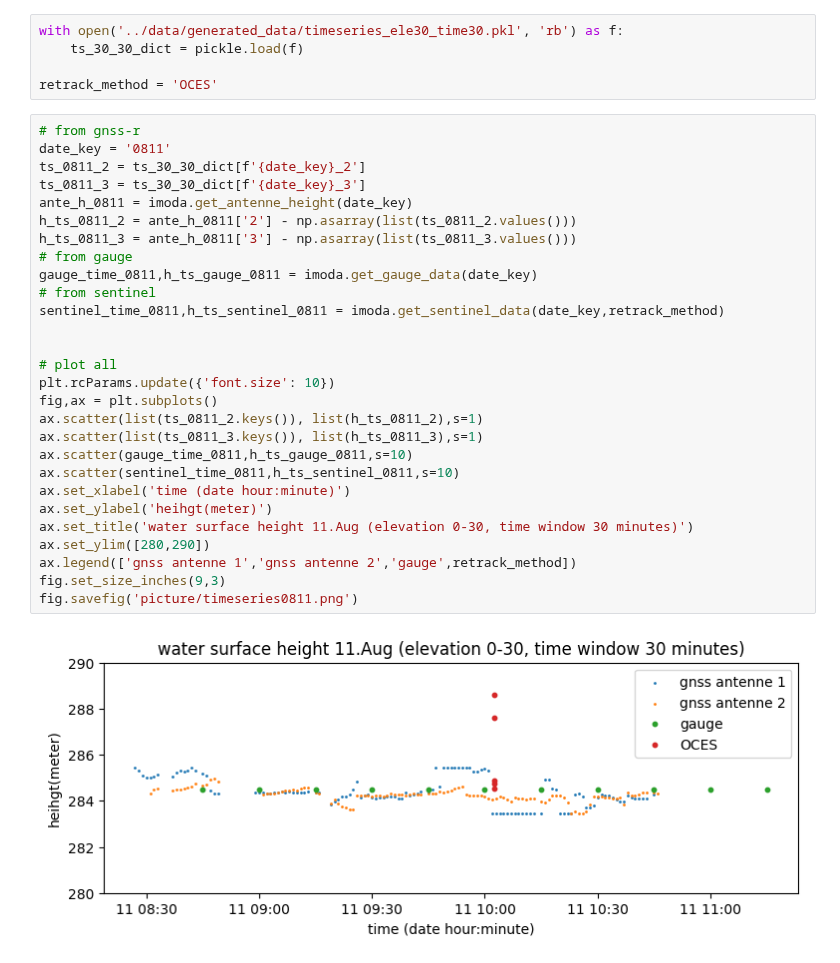
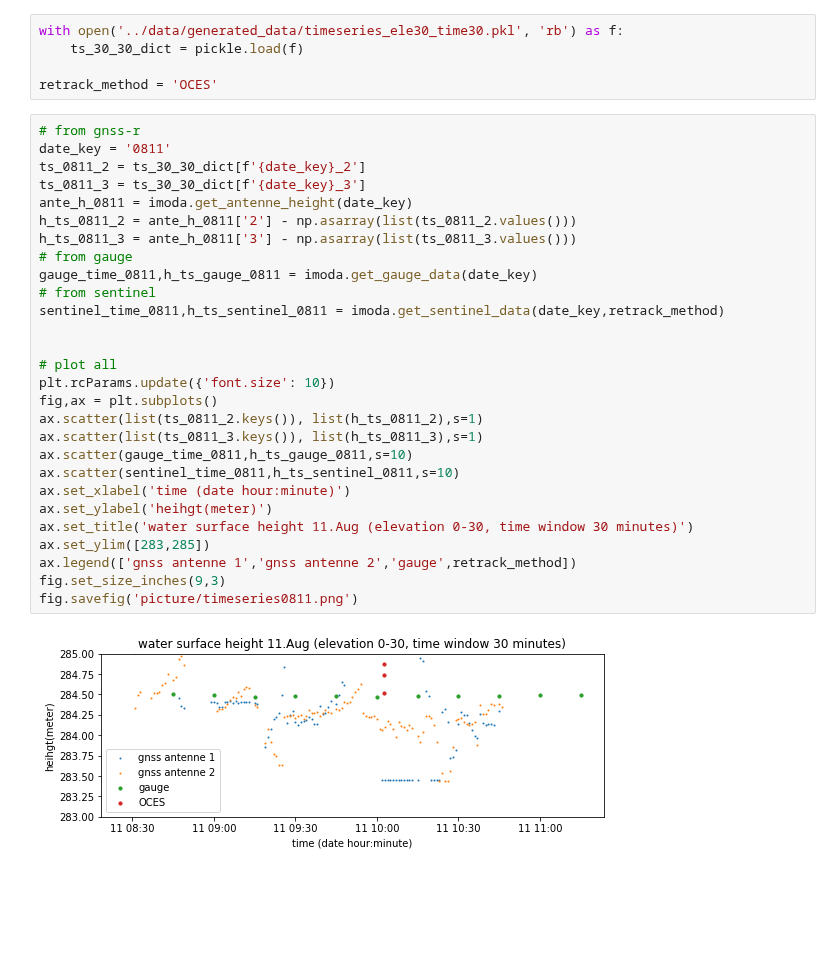
Before and after one commit to ziqing97/gnss_ir_analyze, a Jupyter notebook: src/analyze_30ele_30time.ipynb, the cells around one changed output. Cells and saved outputs as stored; diff of their text form; blank space fills up the shorter version.

```diff
--- a/src/analyze_30ele_30time.ipynb
+++ b/src/analyze_30ele_30time.ipynb
@@ -24,33 +24,33 @@ retrack_method = 'OCES'
 # %%
 # from gnss-r
 date_key = '0811'
 ts_0811_2 = ts_30_30_dict[f'{date_key}_2']
 ts_0811_3 = ts_30_30_dict[f'{date_key}_3']
 ante_h_0811 = imoda.get_antenne_height(date_key)
 h_ts_0811_2 = ante_h_0811['2'] - np.asarray(list(ts_0811_2.values()))
 h_ts_0811_3 = ante_h_0811['3'] - np.asarray(list(ts_0811_3.values()))
 # from gauge
 gauge_time_0811,h_ts_gauge_0811 = imoda.get_gauge_data(date_key)
 # from sentinel
 sentinel_time_0811,h_ts_sentinel_0811 = imoda.get_sentinel_data(date_key,retrack_method)
 
 
 # plot all
 plt.rcParams.update({'font.size': 10})
 fig,ax = plt.subplots()
 ax.scatter(list(ts_0811_2.keys()), list(h_ts_0811_2),s=1)
 ax.scatter(list(ts_0811_3.keys()), list(h_ts_0811_3),s=1)
 ax.scatter(gauge_time_0811,h_ts_gauge_0811,s=10)
 ax.scatter(sentinel_time_0811,h_ts_sentinel_0811,s=10)
 ax.set_xlabel('time (date hour:minute)')
 ax.set_ylabel('heihgt(meter)')
 ax.set_title('water surface height 11.Aug (elevation 0-30, time window 30 minutes)')
-ax.set_ylim([280,290])
+ax.set_ylim([283,285])
 ax.legend(['gnss antenne 1','gnss antenne 2','gauge',retrack_method])
 fig.set_size_inches(9,3)
 fig.savefig('picture/timeseries0811.png')
 # %% [output]
-[figure, old version]
+[figure, new version]
 # %%
 # 0907
 date_key = '0907'
```
Also changed, not shown: parts of 4 cells of this notebook, 3 other files.
